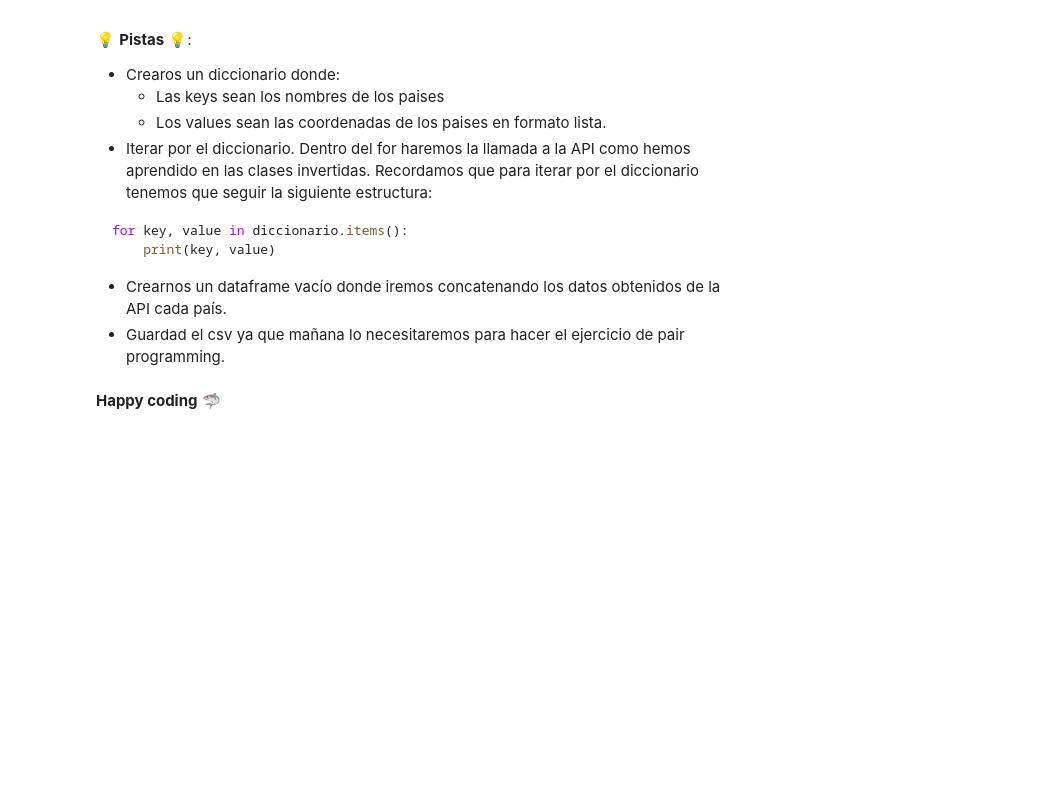
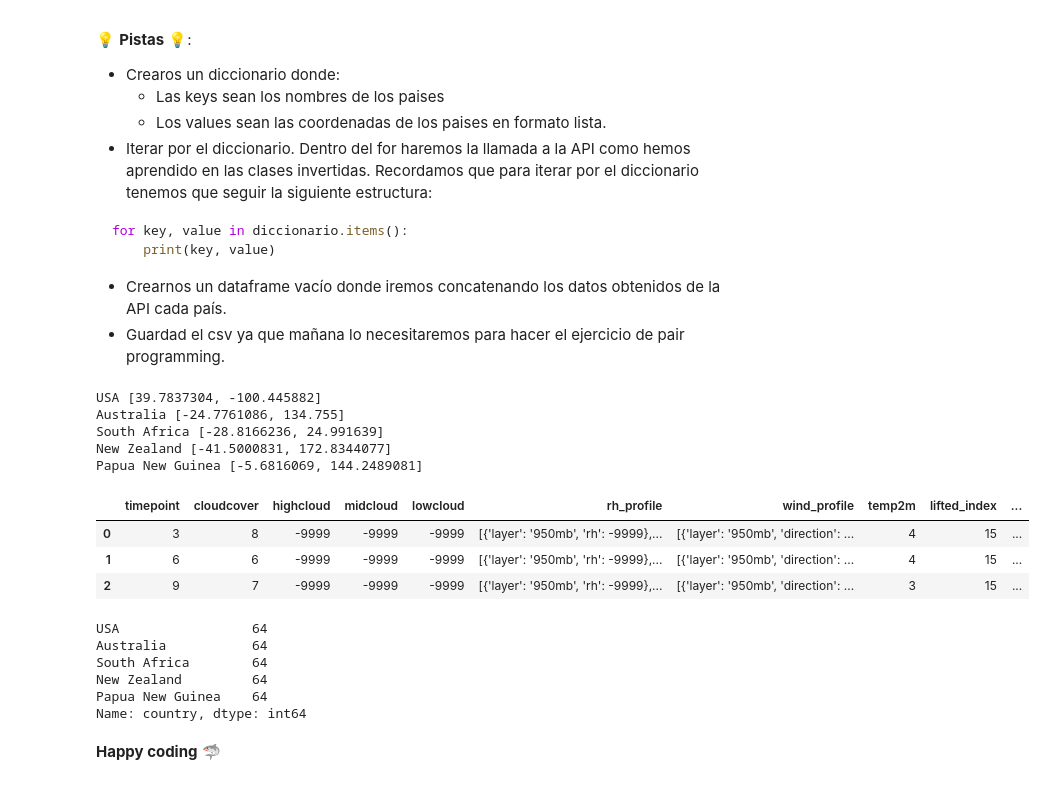
Before and after one commit to Adalab/DA-promoc-modulo2-sprint2-anaysonia, a Jupyter notebook: etl/pp-anaysonia-etl1.ipynb, the cells around one changed output. Cells and saved outputs as stored; diff of their text form; code cells hidden in the pictures; blank space fills up the shorter version.

```diff
--- a/etl/pp-anaysonia-etl1.ipynb
+++ b/etl/pp-anaysonia-etl1.ipynb
@@ -39,0 +47,36 @@ for key, value in diccionario.items():
+# %%
+dict_countries={'USA':[39.7837304,-100.445882],'Australia':[-24.7761086,134.755],'South Africa':[-28.8166236,24.991639],'New Zealand':[-41.5000831,172.8344077],'Papua New Guinea':[-5.6816069,144.2489081]}
+df_countries=pd.DataFrame()
+
+for key, value in dict_countries.items():
+    print(key, value)
+    url = f'http://www.7timer.info/bin/api.pl?lon={value[1]}&lat={value[0]}&product=meteo&output=json'
+    response=requests.get(url=url)
+    code=response.status_code
+    reason=response.reason
+
+    df=pd.DataFrame.from_dict(pd.json_normalize(response.json()['dataseries']))
+    df['country']=key
+    df_countries=pd.concat([df_countries,df],axis=0,ignore_index=False)
+# %% [output]
+USA [39.7837304, -100.445882]
+Australia [-24.7761086, 134.755]
+South Africa [-28.8166236, 24.991639]
+New Zealand [-41.5000831, 172.8344077]
+Papua New Guinea [-5.6816069, 144.2489081]
+# %%
+df_countries.head(3)
+# %% [output]
+|  | timepoint | cloudcover | highcloud | midcloud | lowcloud | rh_profile | wind_profile | temp2m | lifted_index | ... |
+| 0 | 3 | 8 | -9999 | -9999 | -9999 | [{'layer': '950mb', 'rh': -9999},... | [{'layer': '950mb', 'direction': ... | 4 | 15 | ... |
+| 1 | 6 | 6 | -9999 | -9999 | -9999 | [{'layer': '950mb', 'rh': -9999},... | [{'layer': '950mb', 'direction': ... | 4 | 15 | ... |
+| 2 | 9 | 7 | -9999 | -9999 | -9999 | [{'layer': '950mb', 'rh': -9999},... | [{'layer': '950mb', 'direction': ... | 3 | 15 | ... |
+# %%
+df_countries['country'].value_counts()
+# %% [output]
+USA                 64
+Australia           64
+South Africa        64
+New Zealand         64
+Papua New Guinea    64
+Name: country, dtype: int64
```
Also changed, not shown: parts of 3 cells of this notebook, 1 other file.
